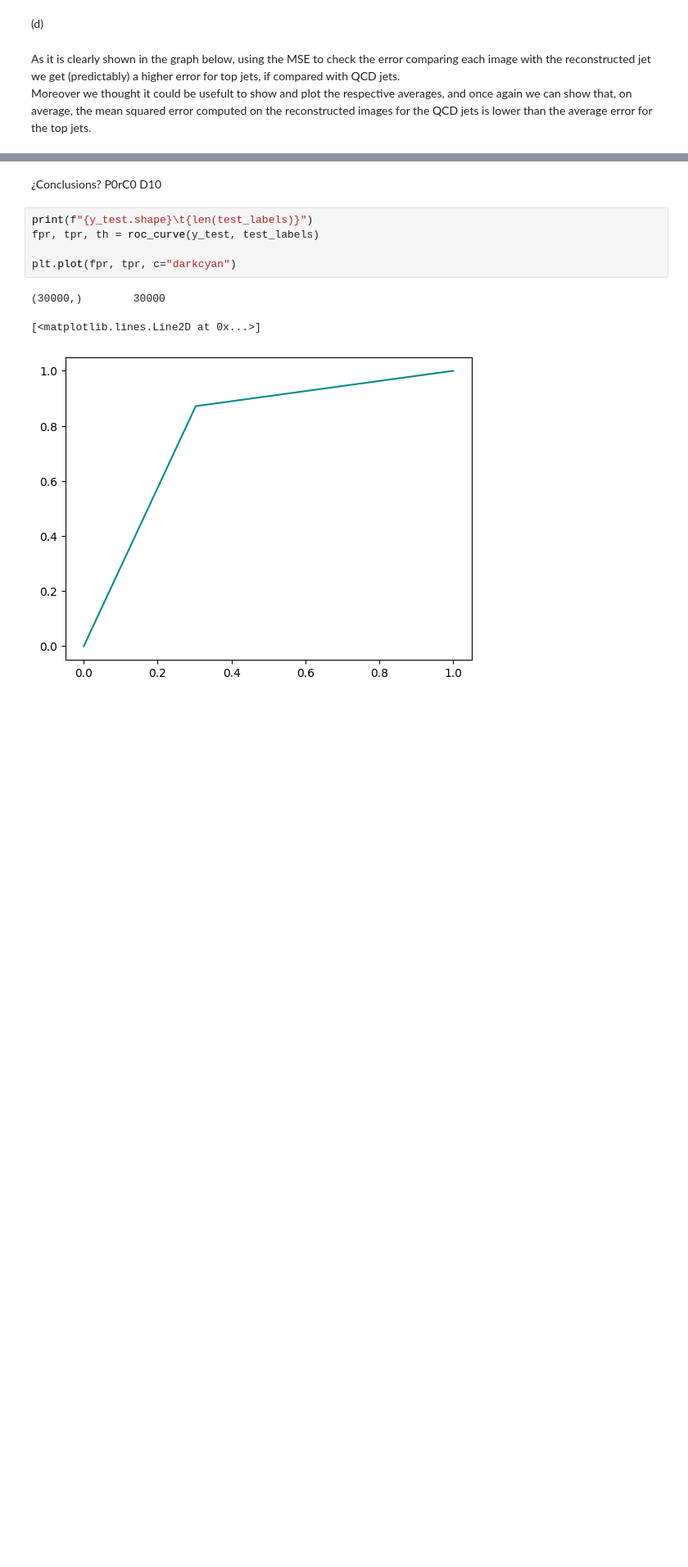
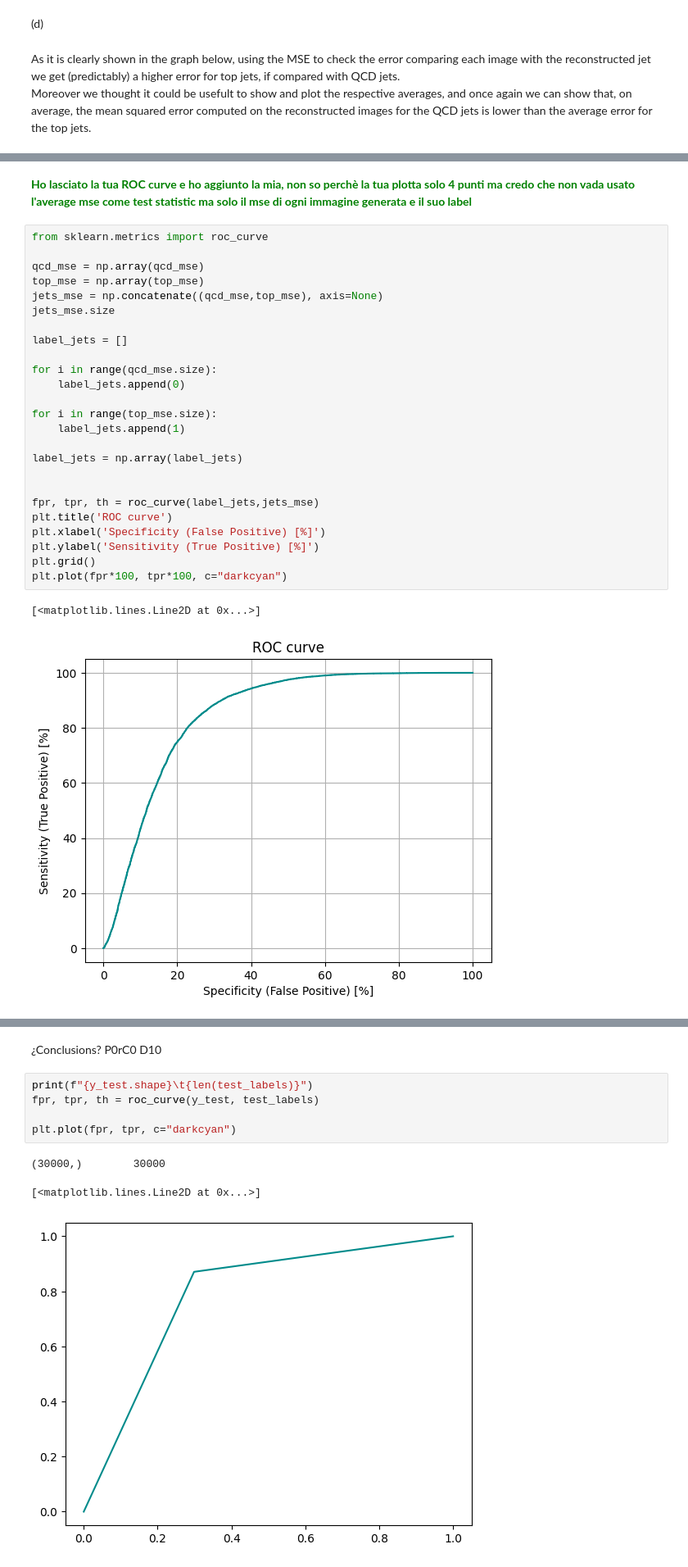
Before and after one commit to S3gmentati0nFault/autoencoders, a Jupyter notebook: sheet08.ipynb, the cells around one changed output, grey strips where cells are left out. Shown at 82% size. Cells and saved outputs as stored; diff of their text form; blank space fills up the shorter version.

Commit message:
Ho aggiunto la ROC dai diocane che abbiamo quasi finito porcamadonna

```diff
--- a/sheet08.ipynb
+++ b/sheet08.ipynb
@@ -476,3 +476,34 @@ plt.show()
+# %% [markdown]
+<div style="color: green; font-weight:
+bold"> Ho lasciato la tua ROC curve e ho aggiunto la mia, non so perchè la tua plotta solo 4 punti ma credo che non vada usato l'average mse come test statistic ma solo il mse di ogni immagine generata e il suo label </div>
+# %%
+from sklearn.metrics import roc_curve
+
+qcd_mse = np.array(qcd_mse)
+top_mse = np.array(top_mse)
+jets_mse = np.concatenate((qcd_mse,top_mse), axis=None)
+jets_mse.size
+
+label_jets = []
+
+for i in range(qcd_mse.size):
+    label_jets.append(0)
+
+for i in range(top_mse.size):
+    label_jets.append(1)
+
+label_jets = np.array(label_jets)
+
+
+fpr, tpr, th = roc_curve(label_jets,jets_mse)
+plt.title('ROC curve')
+plt.xlabel('Specificity (False Positive) [%]')
+plt.ylabel('Sensitivity (True Positive) [%]')
+plt.grid()
+plt.plot(fpr*100, tpr*100, c="darkcyan")
+# %% [output]
+[<matplotlib.lines.Line2D at 0x...>]
+[figure, added]
 # %%
 from sklearn.metrics import roc_curve
 
```
Also changed, not shown: parts of 13 cells of this notebook.
